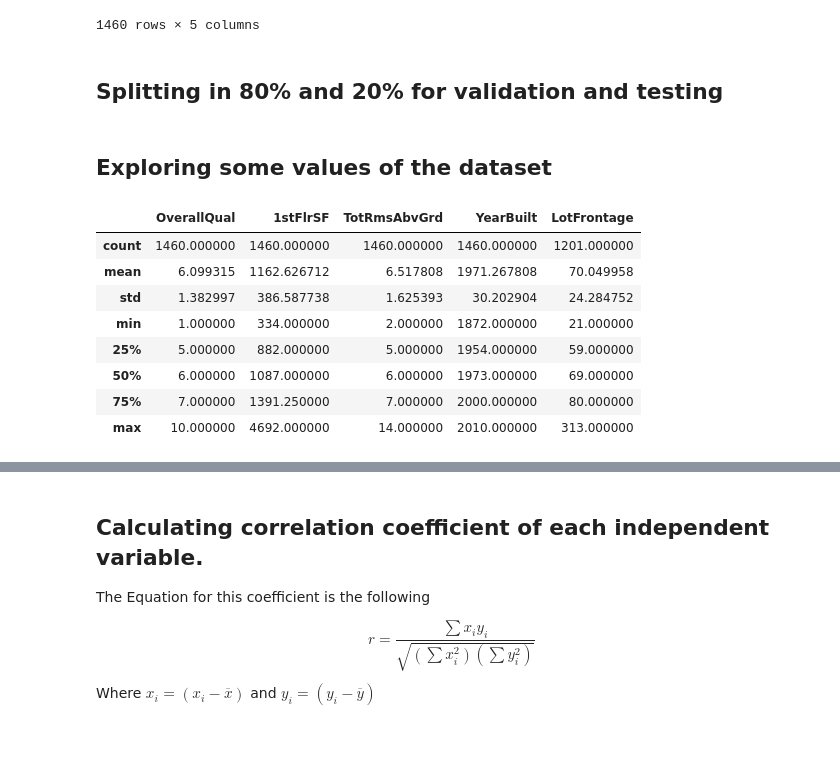
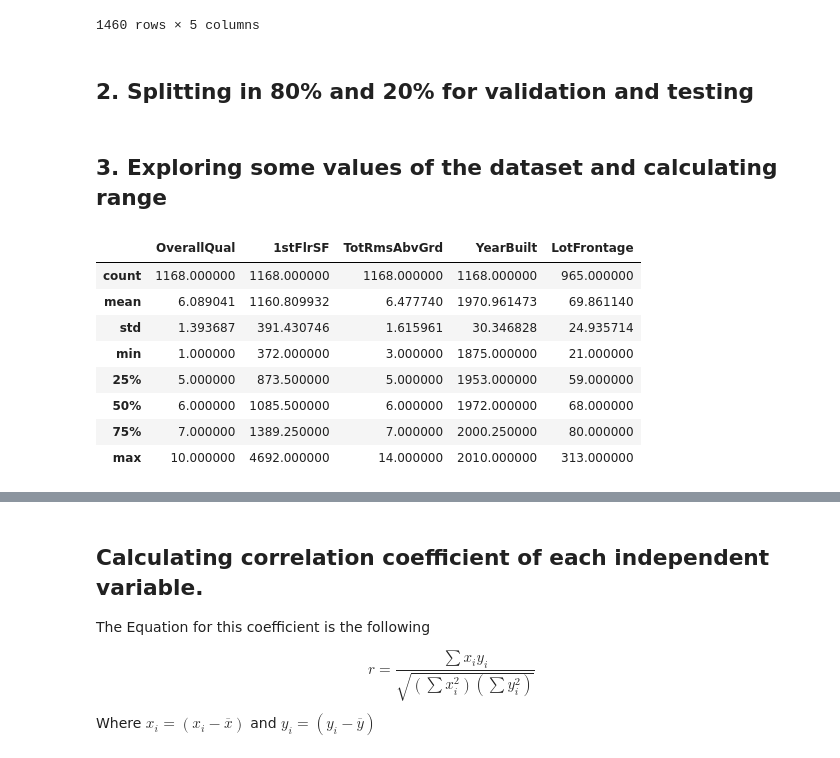
Before and after one commit to ochamodev/DS_Proyecto1_19001395_V, a Jupyter notebook: project1_code.ipynb, the cells around one changed output, grey strips where cells are left out. Drawn from its saved outputs; the diff is of its cells as text; code cells hidden in the pictures.

```diff
--- a/project1_code.ipynb
+++ b/project1_code.ipynb
@@ -75,7 +86,7 @@ dtype: object
 We want to predict the SalePrice so we take that as our dependent variable $(y)$
 and we remove it from the dataset
 # %%
-y = dataset.SalePrice
+salePriceColumn = dataset.SalePrice
 
 datasetToWork = dataset.copy().drop(SALE_PRICE_COL, axis=1)
 
@@ -95,21 +106,23 @@ datasetToWork
 | 1459 | 5.0 | 1256.0 | 6.0 | 1965.0 | 75.0 |
 1460 rows × 5 columns
 # %% [markdown]
-## Splitting in 80% and 20% for validation and testing
+## 2. Splitting in 80% and 20% for validation and testing
 # %%
-x_train, x_test, y_traint, y_test = train_test_split(datasetToWork, y, test_size=0.2)
+dataset_train, dataset_test, salesColumn_train, salesColumn_test = train_test_split(datasetToWork, salePriceColumn, test_size=0.2)
 # %% [markdown]
-## Exploring some values of the dataset
+## 3. Exploring some values of the dataset and calculating range
 # %%
-datasetToWork.describe()
+datasetTrainDescription: pd.DataFrame = dataset_train.describe()
+
+datasetTrainDescription
 # %% [output]
 |  | OverallQual | 1stFlrSF | TotRmsAbvGrd | YearBuilt | LotFrontage |
-| count | 1460.000000 | 1460.000000 | 1460.000000 | 1460.000000 | 1201.000000 |
-| mean | 6.099315 | 1162.626712 | 6.517808 | 1971.267808 | 70.049958 |
-| std | 1.382997 | 386.587738 | 1.625393 | 30.202904 | 24.284752 |
-| min | 1.000000 | 334.000000 | 2.000000 | 1872.000000 | 21.000000 |
-| 25% | 5.000000 | 882.000000 | 5.000000 | 1954.000000 | 59.000000 |
-| 50% | 6.000000 | 1087.000000 | 6.000000 | 1973.000000 | 69.000000 |
-| 75% | 7.000000 | 1391.250000 | 7.000000 | 2000.000000 | 80.000000 |
+| count | 1168.000000 | 1168.000000 | 1168.000000 | 1168.000000 | 965.000000 |
+| mean | 6.089041 | 1160.809932 | 6.477740 | 1970.961473 | 69.861140 |
+| std | 1.393687 | 391.430746 | 1.615961 | 30.346828 | 24.935714 |
+| min | 1.000000 | 372.000000 | 3.000000 | 1875.000000 | 21.000000 |
+| 25% | 5.000000 | 873.500000 | 5.000000 | 1953.000000 | 59.000000 |
+| 50% | 6.000000 | 1085.500000 | 6.000000 | 1972.000000 | 68.000000 |
+| 75% | 7.000000 | 1389.250000 | 7.000000 | 2000.250000 | 80.000000 |
 | max | 10.000000 | 4692.000000 | 14.000000 | 2010.000000 | 313.000000 |
 # %%
```
Also changed, not shown: parts of 16 cells of this notebook, 1 other file.
